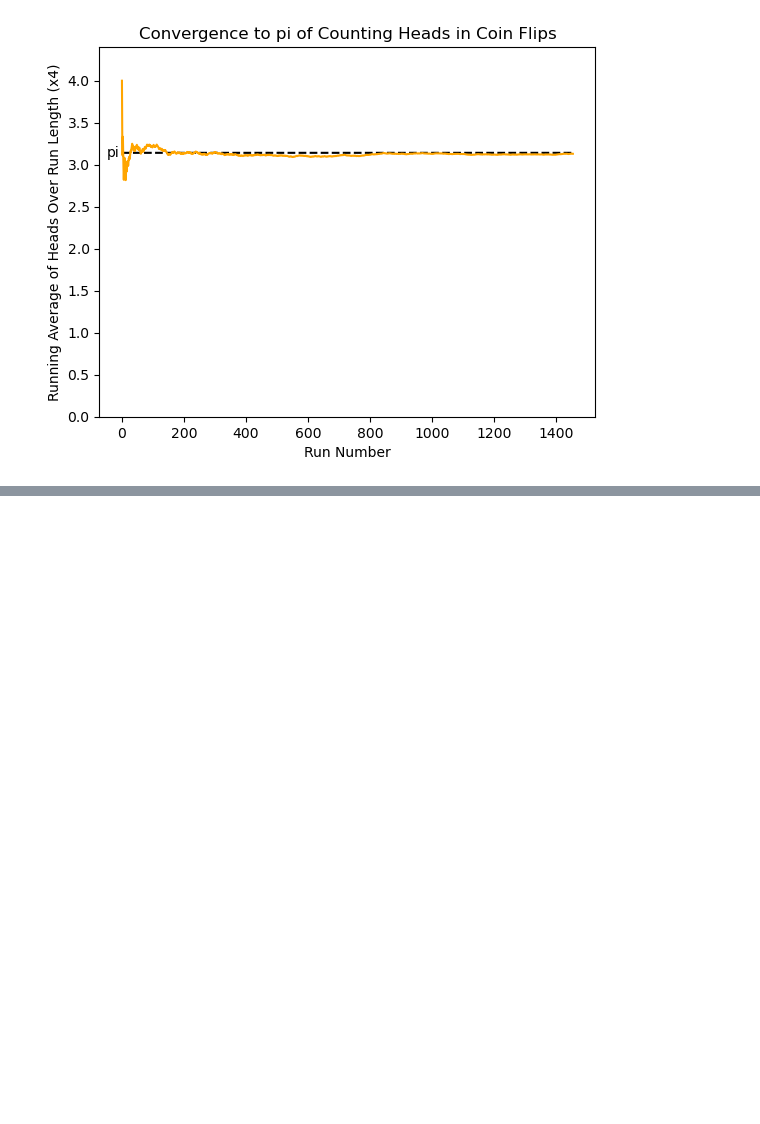
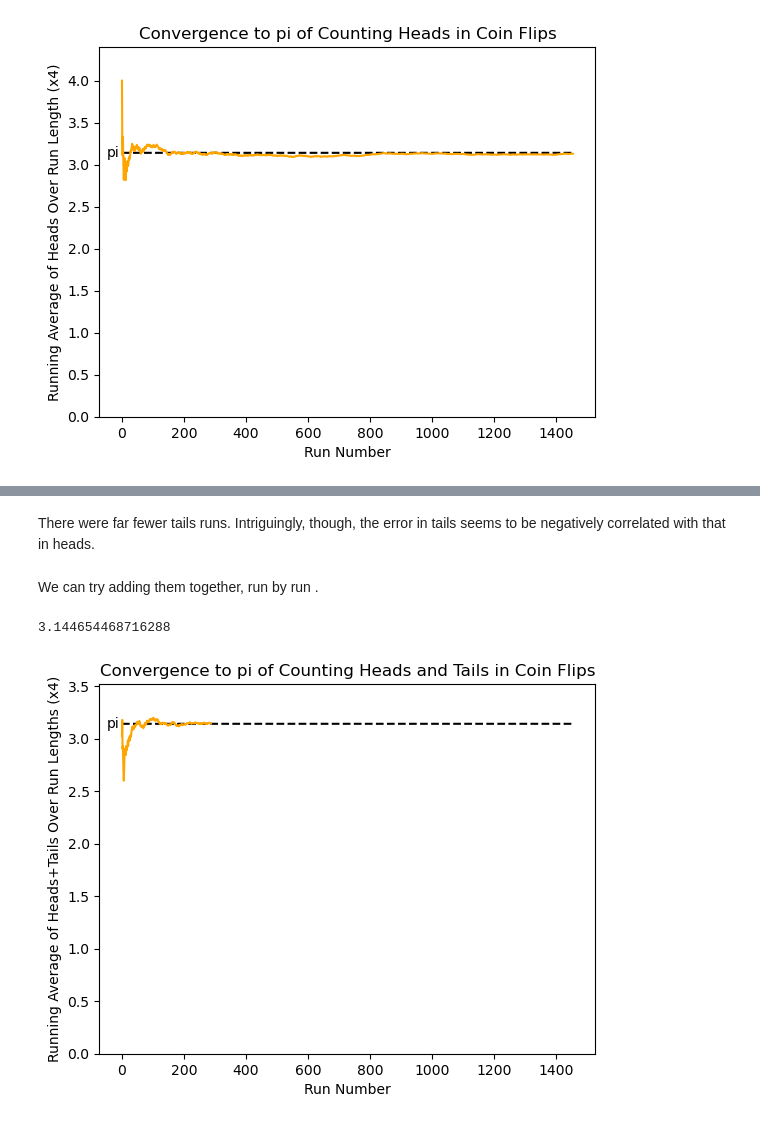
Before and after one commit to alexakane/case-studies, a Jupyter notebook: coin_flips_to_pi.ipynb, the cells around one changed output, grey strips where cells are left out. Drawn from its saved outputs; the diff is of its cells as text; code cells hidden in the pictures; blank space fills up the shorter version.

```diff
--- a/coin_flips_to_pi.ipynb
+++ b/coin_flips_to_pi.ipynb
@@ -84,0 +133,21 @@ np.int8(127)
+# %% [markdown]
+There were far fewer tails runs. Intriguingly, though, the error in tails seems to be negatively correlated with that in heads.
+# %% [markdown]
+We can try adding them together, run by run .
+# %%
+l = min(len(converging), len(converging_T))
+added_converge = 0.5*(converging[:l]+converging_T[:l])
+print(added_converge[-1])
+
+plt.plot(attractor, color = 'black', linestyle = '--')
+plt.plot(added_converge, color = 'orange')
+plt.ylim(0,1.1*added_converge.max())
+plt.xlabel('Run Number')
+plt.ylabel('Running Average of Heads+Tails Over Run Lengths (x4)')
+plt.annotate(text='pi', xy=[-50,3.1])
+plt.title('Convergence to pi of Counting Heads and Tails in Coin Flips')
+
+plt.show()
+# %% [output]
+3.144654468716288
+[figure, added]
```
Also changed, not shown: parts of 9 cells of this notebook, 1 other file.
